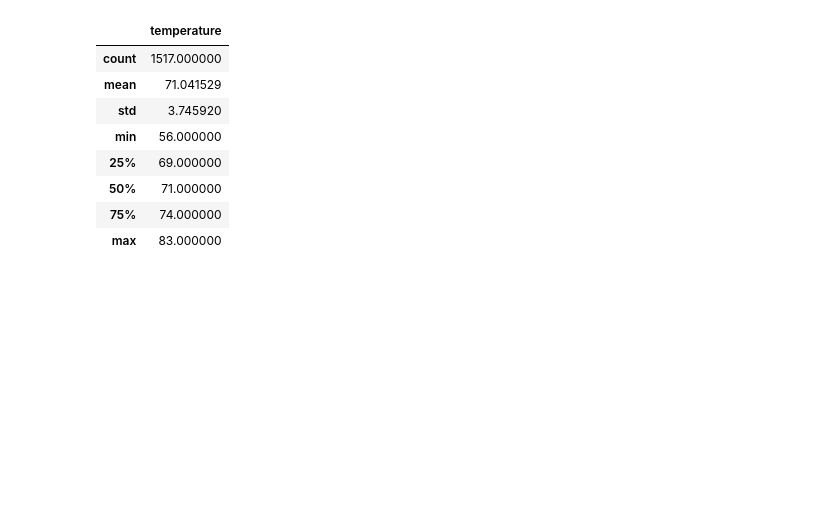
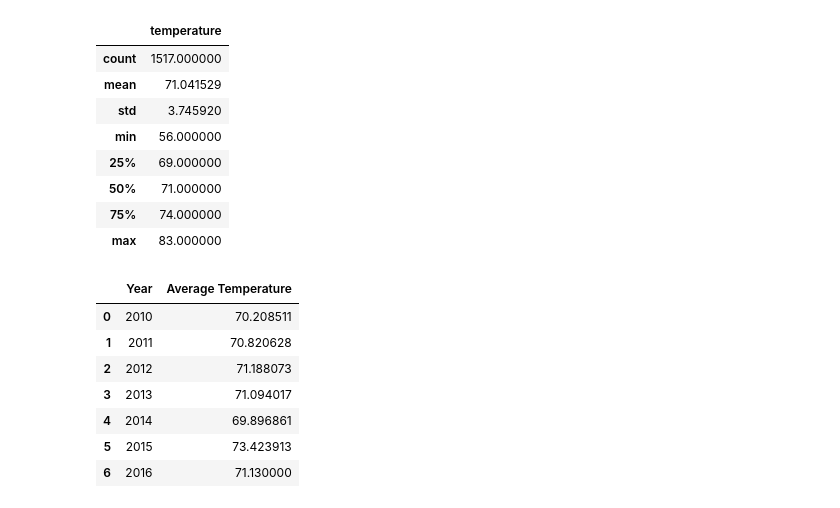
Before and after one commit to tchumphrey65/surfs_up, a Jupyter notebook: SurfsUp_Challenge.ipynb, the cells around one changed output. Saved outputs shown, nothing was run; the diff lists cells and outputs as text; code cells hidden in the pictures; blank space fills up the shorter version.

```diff
--- a/SurfsUp_Challenge.ipynb
+++ b/SurfsUp_Challenge.ipynb
@@ -161,3 +160,21 @@ December Temperature Statistics
 | 50% | 71.000000 |
 | 75% | 74.000000 |
 | max | 83.000000 |
+# %%
+# Create additional query to get more insight
+# Get average temperature for the month of December by year
+result1 = []
+result1 = session.query(func.strftime('%Y',Measurement.date), func.avg(Measurement.tobs)).\
+filter(func.strftime('%m',Measurement.date) == '12').\
+group_by(func.strftime('%Y',Measurement.date)).all()
+dec_avg_year_df = pd.DataFrame(result1,columns = ["Year","Average Temperature"])
+dec_avg_year_df
+# %% [output]
+|  | Year | Average Temperature |
+| 0 | 2010 | 70.208511 |
+| 1 | 2011 | 70.820628 |
+| 2 | 2012 | 71.188073 |
+| 3 | 2013 | 71.094017 |
+| 4 | 2014 | 69.896861 |
+| 5 | 2015 | 73.423913 |
+| 6 | 2016 | 71.130000 |
```
Also changed, not shown: parts of 2 cells of this notebook.
